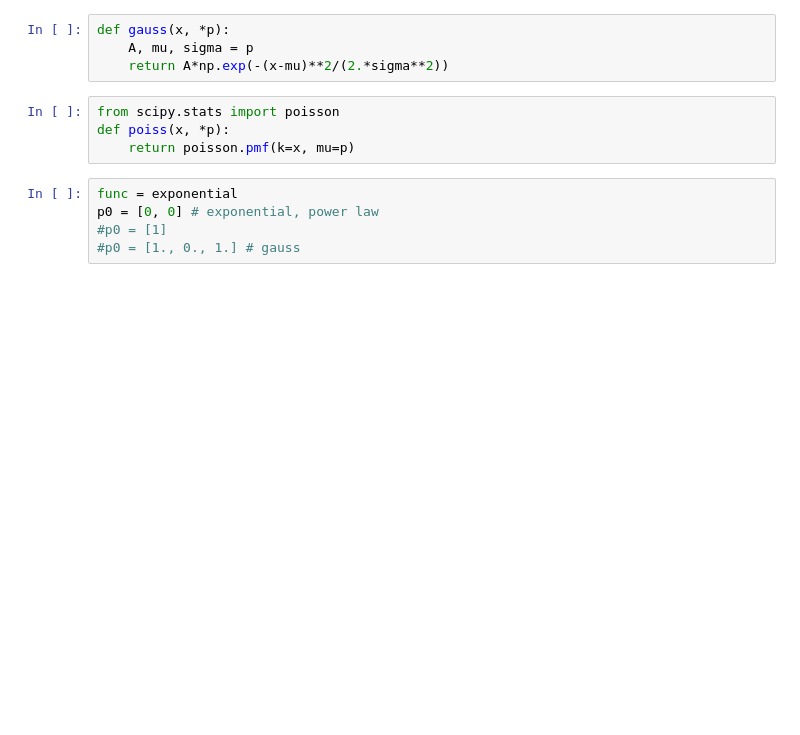
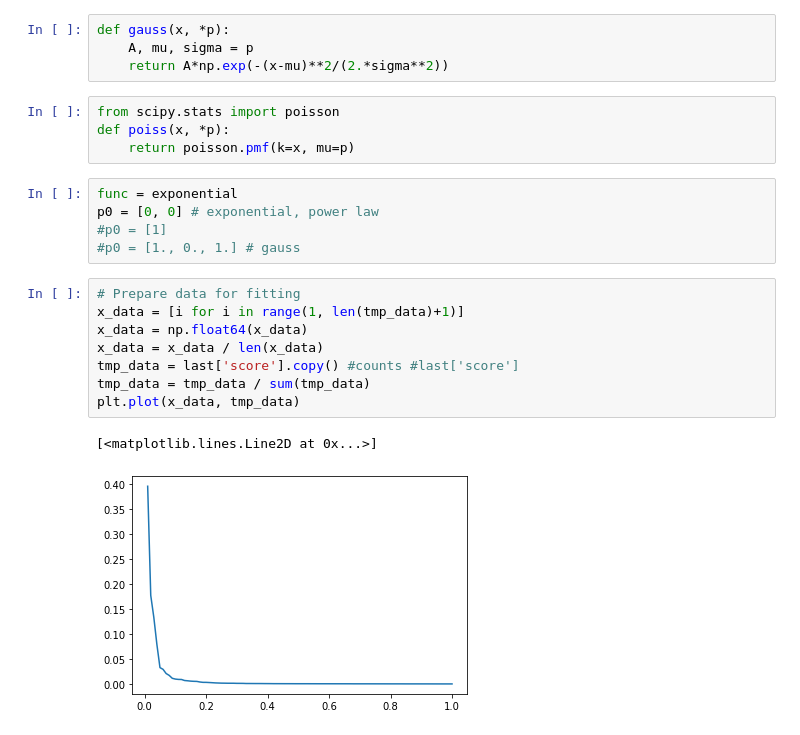
Before and after one commit to fedeb95/memes, a Jupyter notebook: Untitled.ipynb, the cells around one changed output. Cells and saved outputs as stored; diff of their text form; blank space fills up the shorter version.

```diff
--- a/Untitled.ipynb
+++ b/Untitled.ipynb
@@ -63,4 +71,15 @@ func = exponential
 p0 = [0, 0] # exponential, power law
 #p0 = [1]
 #p0 = [1., 0., 1.] # gauss
+# %%
+# Prepare data for fitting
+x_data = [i for i in range(1, len(tmp_data)+1)]
+x_data = np.float64(x_data)
+x_data = x_data / len(x_data)
+tmp_data = last['score'].copy() #counts #last['score']
+tmp_data = tmp_data / sum(tmp_data)
+plt.plot(x_data, tmp_data)
+# %% [output]
+[<matplotlib.lines.Line2D at 0x...>]
+[figure, added]
 # %%
```
Also changed, not shown: parts of 9 cells of this notebook.
